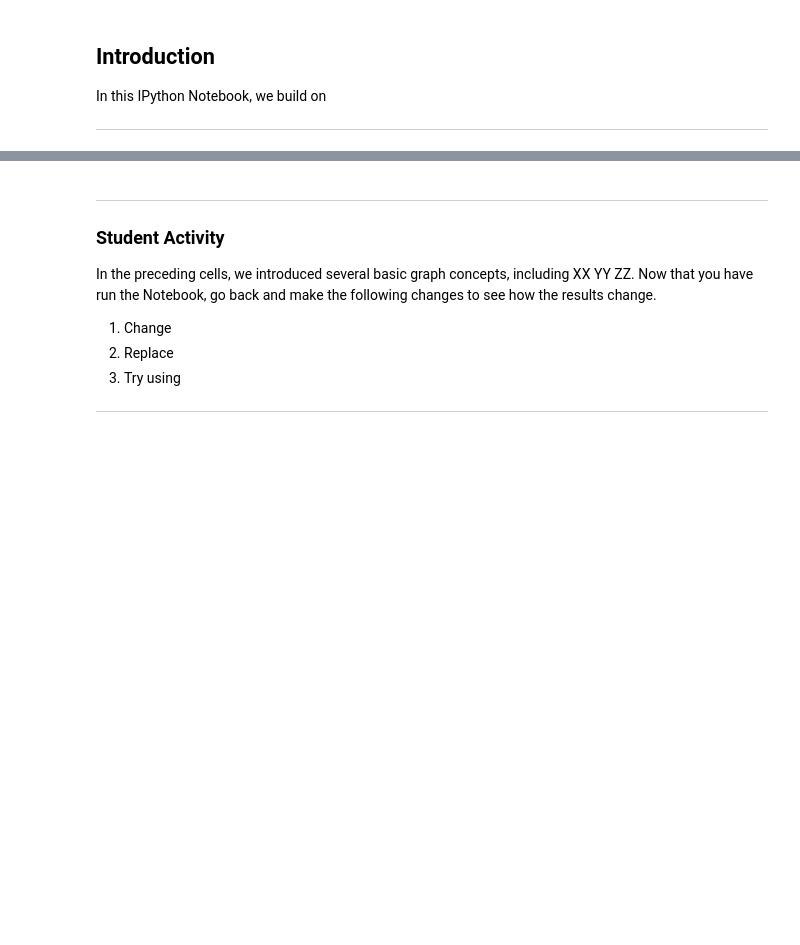
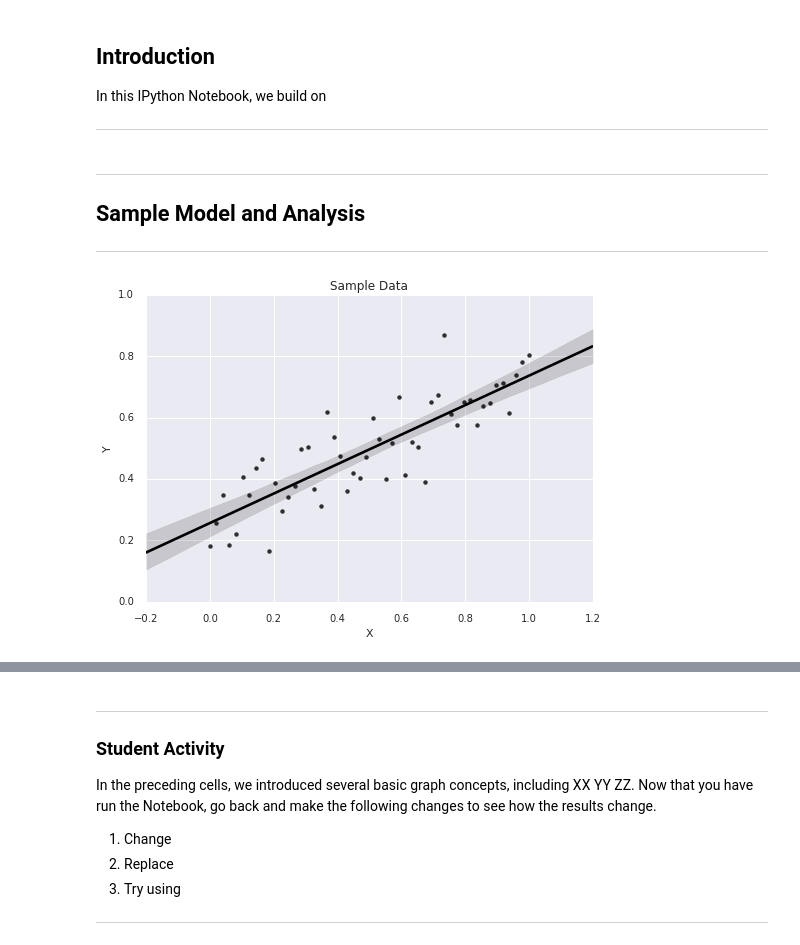
Before and after one commit to lcdm-uiuc/info490-sp16, a Jupyter notebook: Week11/notebooks/intro2pp-bm.ipynb, the cells around one changed output, grey strips where cells are left out. Drawn from its saved outputs; the diff is of its cells as text; code cells hidden in the pictures; blank space fills up the shorter version.

```diff
--- a/Week11/notebooks/intro2pp-bm.ipynb
+++ b/Week11/notebooks/intro2pp-bm.ipynb
@@ -15,0 +30,35 @@ In this IPython Notebook, we build on
+# %% [markdown]
+-----
+
+## Sample Model and Analysis
+
+-----
+# %%
+# We define a simple function to fit.
+
+m_true = 0.5
+b_true = 0.25
+
+np.random.seed(23)
+
+def theModel(xmin=0, xmax = 1, num=20):
+
+    sigma = 0.1
+
+    x = np.linspace(xmin, xmax, num)
+    y = b_true + m_true * x - sigma * np.random.randn(len(x))
+
+    # A non-linear equation
+    # y = b_true + m_true * x - sigma * np.random.randn(len(x)) - sigma * x **2
+
+    return(x, y)
+# %%
+# Obtain sample data and plot data and model fit
+
+x, y = theModel(num = 50)
+
+ax = sns.regplot(x, y, fit_reg=True, color='black', label="Data")
+ax.set(xlabel='X', ylabel='Y', title='Sample Data')
+sns.despine(offset=5, trim=True)
+# %% [output]
+[figure, added]
```
Also changed, not shown: parts of 26 cells of this notebook, 3 other files.
